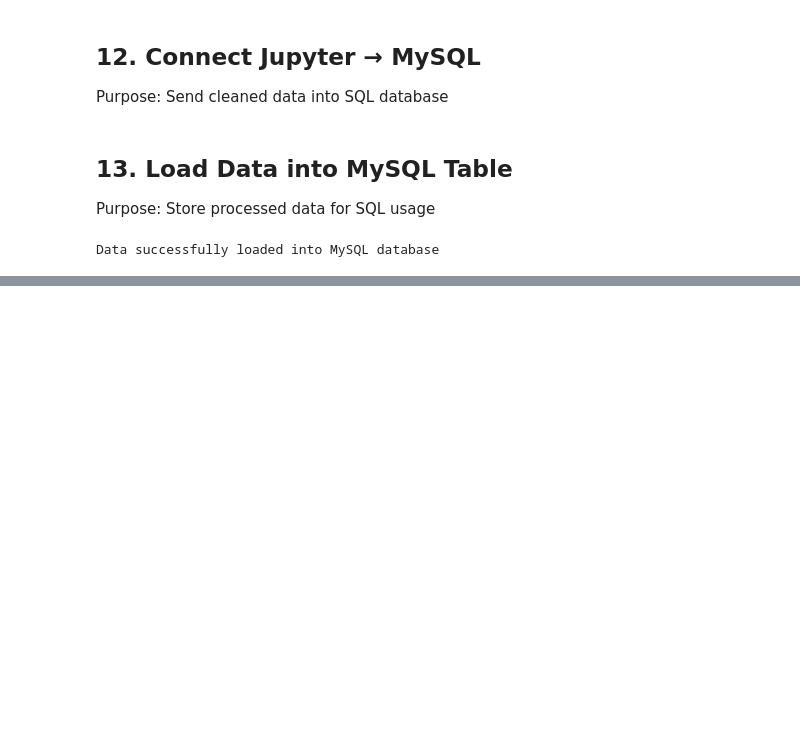
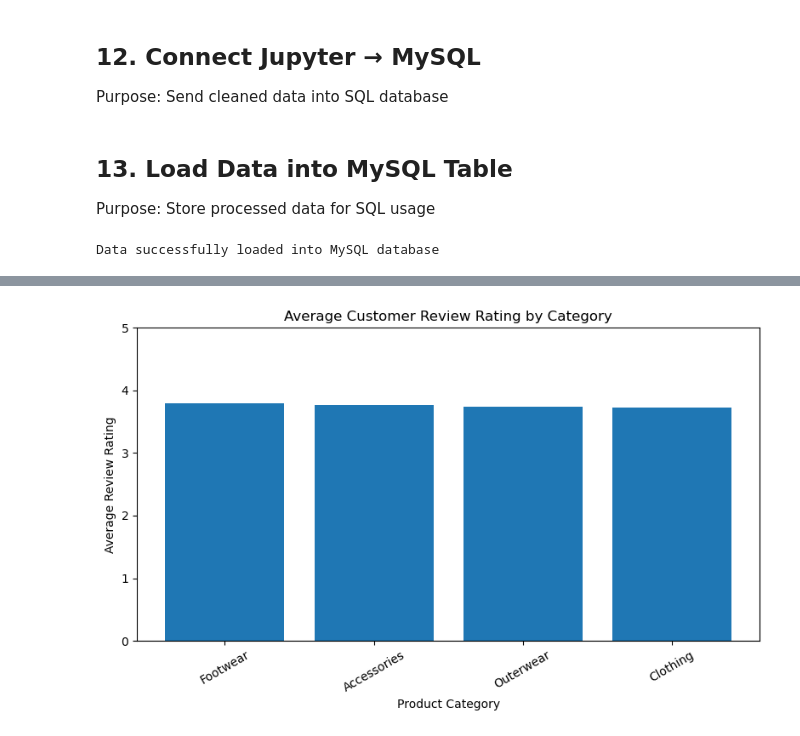
Before and after one commit to Allansha14/customer-behavior-analysis, a Jupyter notebook: Customer_Behavior_Analysis.ipynb, the cells around one changed output, grey strips where cells are left out. Drawn from its saved outputs; the diff is of its cells as text; code cells hidden in the pictures; blank space fills up the shorter version.

```diff
--- a/Customer_Behavior_Analysis.ipynb
+++ b/Customer_Behavior_Analysis.ipynb
@@ -272,0 +317,13 @@ Data successfully loaded into MySQL database
+# %%
+# Fetch average review rating by category
+query_rating = """
+SELECT
+    category,
+    AVG(review_rating) AS avg_review_rating
+FROM customer
+GROUP BY category
+ORDER BY avg_review_rating DESC;
+"""
+
+df_rating = pd.read_sql(query_rating, engine)
+df_rating
@@ -272,0 +336,12 @@ Data successfully loaded into MySQL database
+# %%
+plt.figure(figsize=(8, 5))
+plt.bar(df_rating['category'], df_rating['avg_review_rating'])
+plt.xlabel("Product Category")
+plt.ylabel("Average Review Rating")
+plt.title("Average Customer Review Rating by Category")
+plt.xticks(rotation=30)
+plt.ylim(0, 5)
+plt.tight_layout()
+plt.show()
+# %% [output]
+[figure, added]
```
Also changed, not shown: parts of 6 cells of this notebook.
